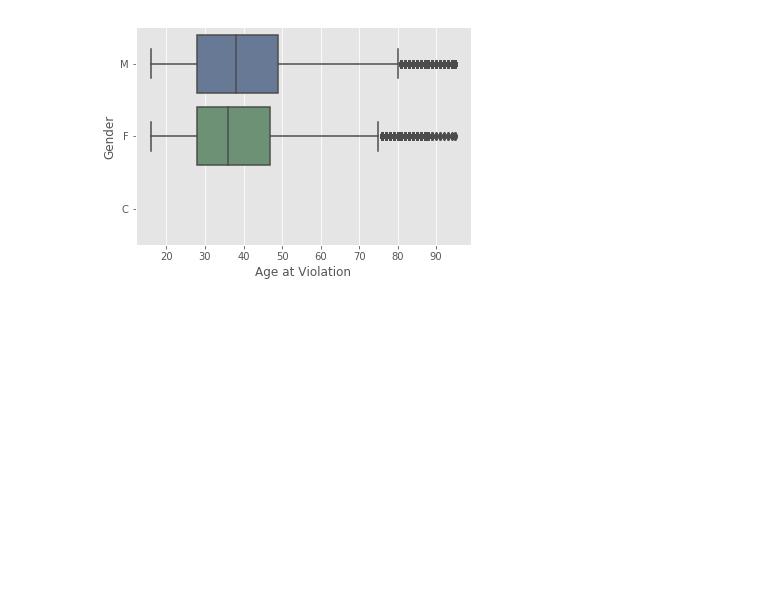
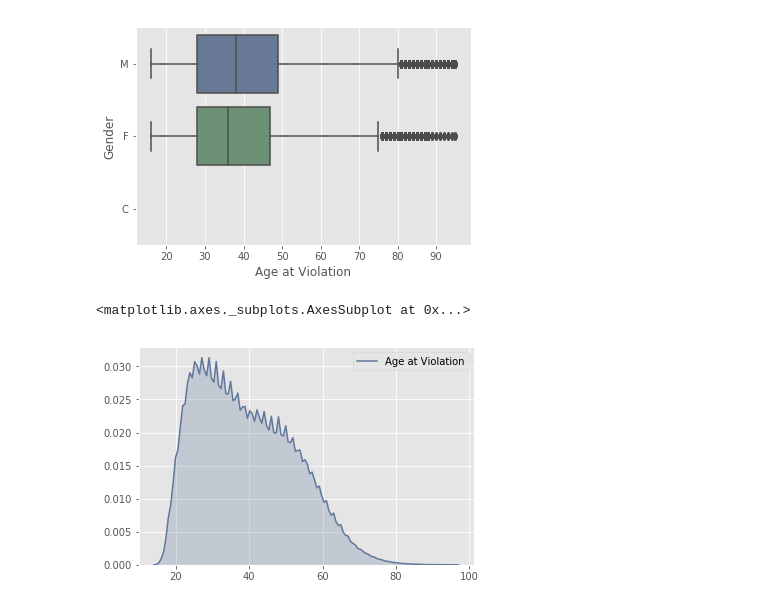
Before and after one commit to srajeev1/DATA698, a Jupyter notebook: EDA/NYC_violations_basic_data_exploratory_suman.ipynb, the cells around one changed output. Cells and saved outputs as stored; diff of their text form; code cells hidden in the pictures; blank space fills up the shorter version.

Commit message:
violations - eda updates

```diff
--- a/EDA/NYC_violations_basic_data_exploratory_suman.ipynb
+++ b/EDA/NYC_violations_basic_data_exploratory_suman.ipynb
@@ -198,3 +196,8 @@ sns.boxplot(df['Age at Violation'], df['Gender'])
 # %% [output]
 <matplotlib.axes._subplots.AxesSubplot at 0x...>
 [figure]
+# %%
+sns.kdeplot(df['Age at Violation'].dropna(), shade=True)
+# %% [output]
+<matplotlib.axes._subplots.AxesSubplot at 0x...>
+[figure, added]
```
Also changed, not shown: parts of 11 cells of this notebook.
